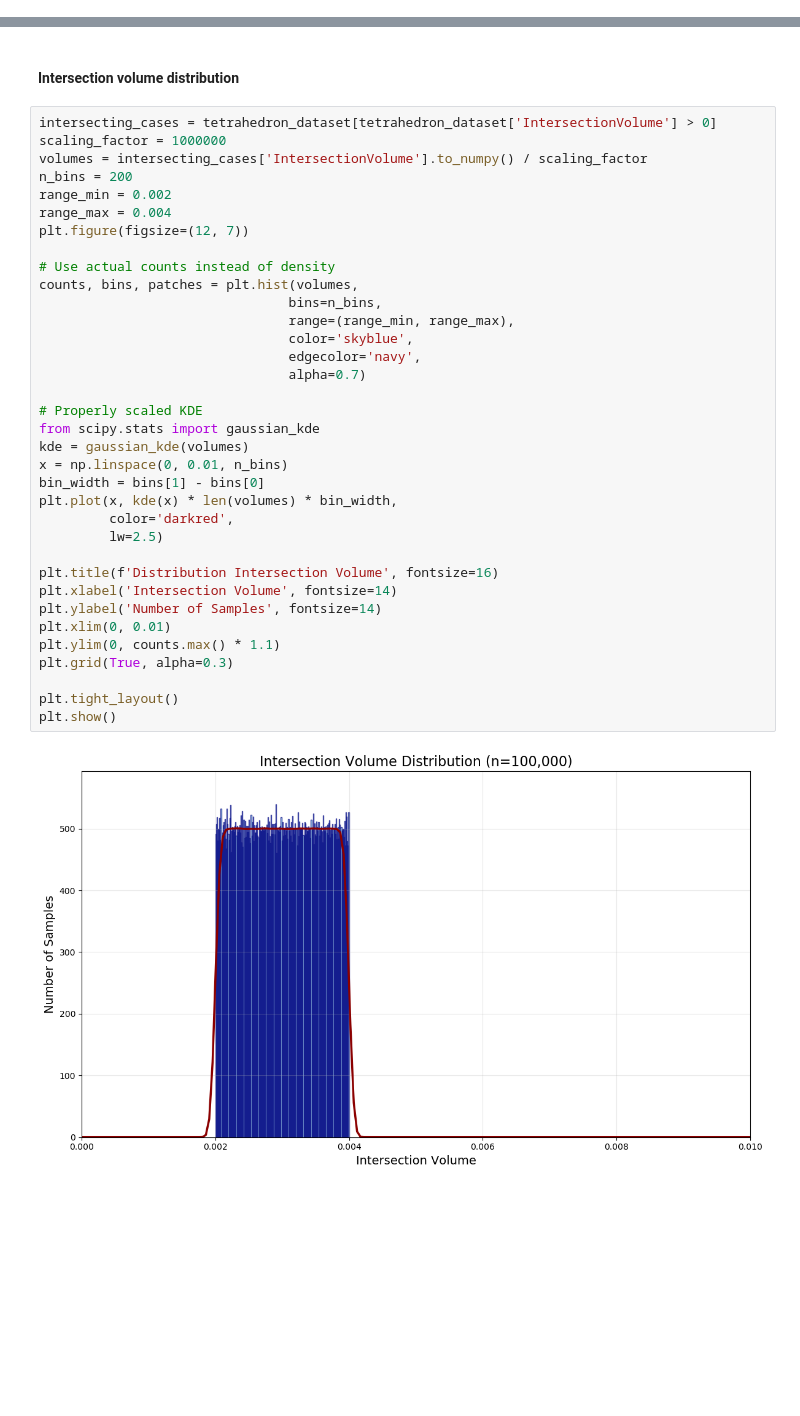
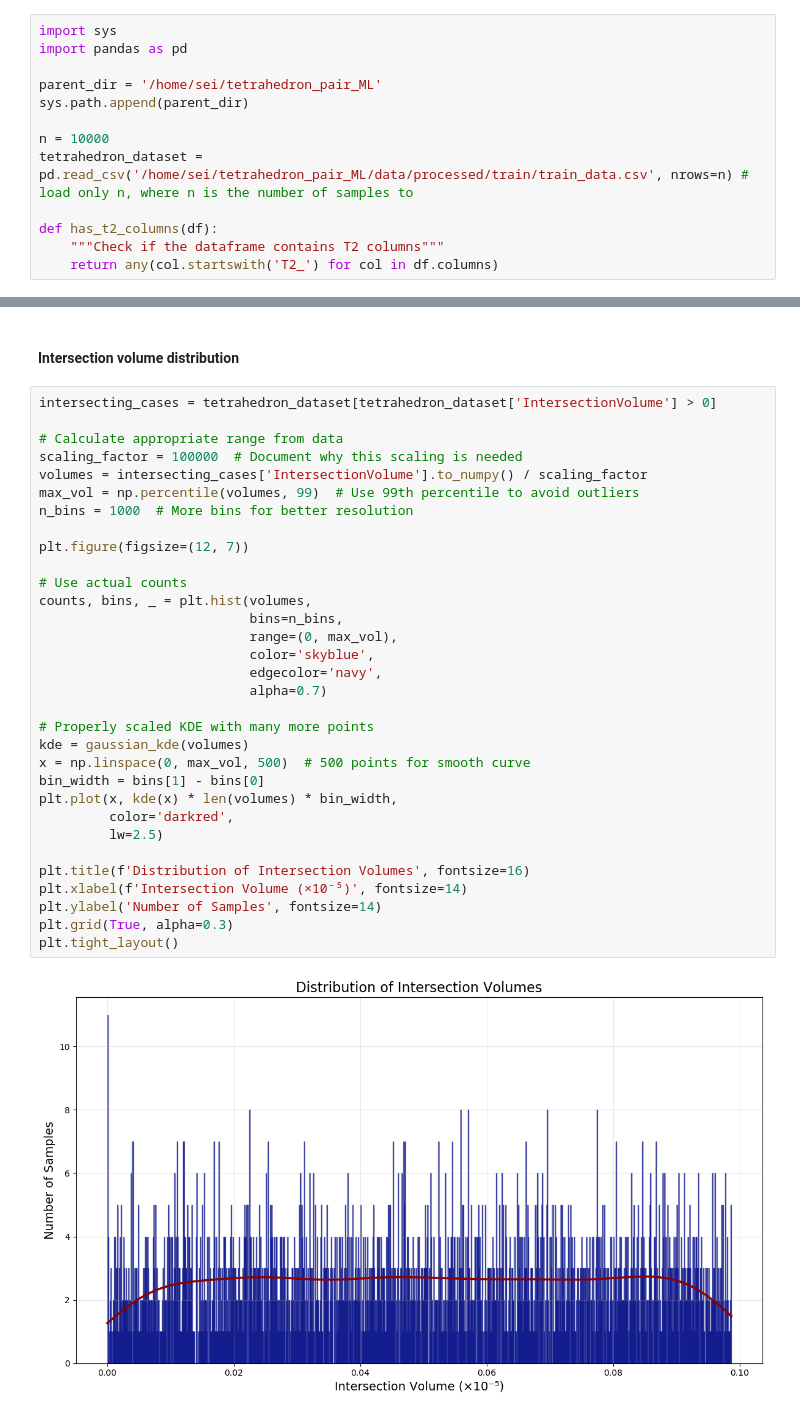
Before and after one commit to ErendiroPedro/tetrahedron_pair_ML, a Jupyter notebook: notebooks/data_analysis.ipynb, the cells around one changed output, grey strips where cells are left out. Cells and saved outputs as stored; diff of their text form; blank space fills up the shorter version.

```diff
--- a/notebooks/data_analysis.ipynb
+++ b/notebooks/data_analysis.ipynb
@@ -14,3 +1,16 @@ tetrahedron_dataset = pd.read_csv('/home/sei/tetrahedron_pair_ML/data/processed/
+# %%
+import sys
+import pandas as pd
+
+parent_dir = '/home/sei/tetrahedron_pair_ML'
+sys.path.append(parent_dir)
+
+n = 10000
+tetrahedron_dataset = pd.read_csv('/home/sei/tetrahedron_pair_ML/data/processed/train/train_data.csv', nrows=n) # load only n, where n is the number of samples to
+
+def has_t2_columns(df):
+    """Check if the dataframe contains T2 columns"""
+    return any(col.startswith('T2_') for col in df.columns)
 # %% [markdown]
 ### Dataset Structure:
 # %%
@@ -241,38 +245,35 @@ plt.show()
 #### Intersection volume distribution
 # %%
 intersecting_cases = tetrahedron_dataset[tetrahedron_dataset['IntersectionVolume'] > 0]
-scaling_factor = 1000000
+
+# Calculate appropriate range from data
+scaling_factor = 100000  # Document why this scaling is needed
 volumes = intersecting_cases['IntersectionVolume'].to_numpy() / scaling_factor
-n_bins = 200
-range_min = 0.002
-range_max = 0.004
+max_vol = np.percentile(volumes, 99)  # Use 99th percentile to avoid outliers
+n_bins = 1000  # More bins for better resolution
+
 plt.figure(figsize=(12, 7))
 
-# Use actual counts instead of density
-counts, bins, patches = plt.hist(volumes,
-                                bins=n_bins,
-                                range=(range_min, range_max),
-                                color='skyblue',
-                                edgecolor='navy',
-                                alpha=0.7)
+# Use actual counts
+counts, bins, _ = plt.hist(volumes,
+                           bins=n_bins,
+                           range=(0, max_vol),
+                           color='skyblue',
+                           edgecolor='navy',
+                           alpha=0.7)
 
-# Properly scaled KDE
-from scipy.stats import gaussian_kde
+# Properly scaled KDE with many more points
 kde = gaussian_kde(volumes)
-x = np.linspace(0, 0.01, n_bins)
+x = np.linspace(0, max_vol, 500)  # 500 points for smooth curve
 bin_width = bins[1] - bins[0]
 plt.plot(x, kde(x) * len(volumes) * bin_width,
          color='darkred',
          lw=2.5)
 
-plt.title(f'Distribution Intersection Volume', fontsize=16)
-plt.xlabel('Intersection Volume', fontsize=14)
+plt.title(f'Distribution of Intersection Volumes', fontsize=16)
+plt.xlabel(f'Intersection Volume (×10⁻⁵)', fontsize=14)
 plt.ylabel('Number of Samples', fontsize=14)
-plt.xlim(0, 0.01)
-plt.ylim(0, counts.max() * 1.1)
 plt.grid(True, alpha=0.3)
-
 plt.tight_layout()
-plt.show()
 # %% [output]
-[figure, old version]
+[figure, new version]
```
Also changed, not shown: parts of 10 cells of this notebook.
